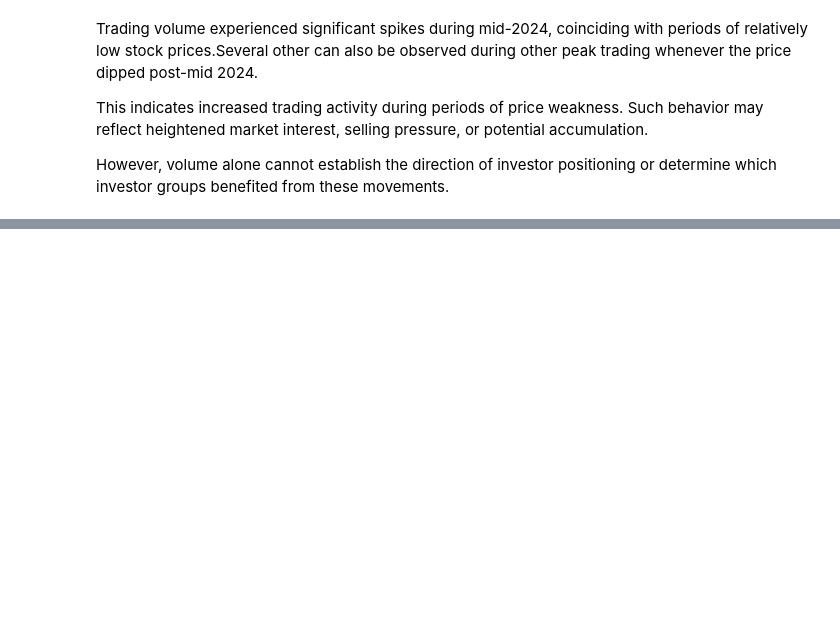
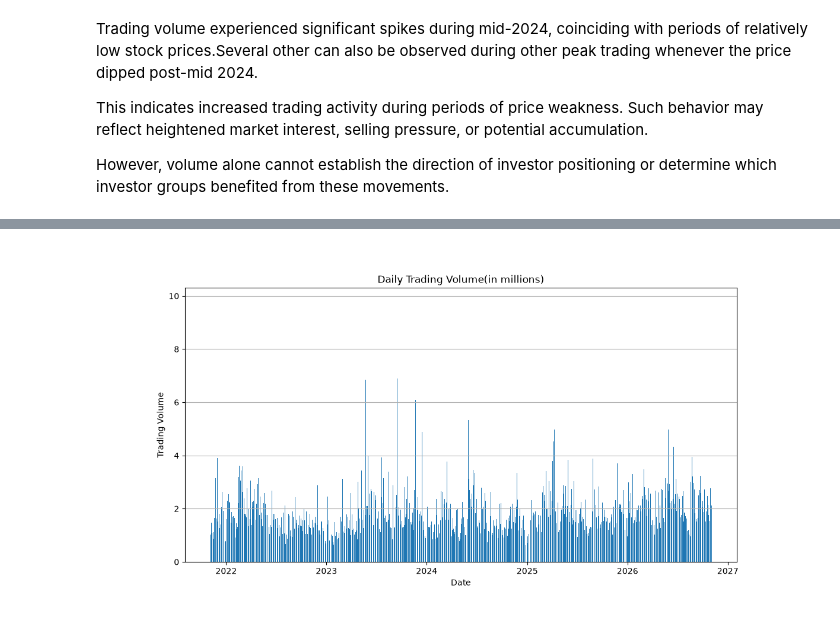
Before and after one commit to aamir-abbas224/Quant-Stock-Analysis, a Jupyter notebook: notebooks/exploratory_data_analysis.ipynb, the cells around one changed output, grey strips where cells are left out. Saved outputs shown, nothing was run; the diff lists cells and outputs as text; code cells hidden in the pictures; blank space fills up the shorter version.

```diff
--- a/notebooks/exploratory_data_analysis.ipynb
+++ b/notebooks/exploratory_data_analysis.ipynb
@@ -396,0 +533,13 @@ However, volume alone cannot establish the direction of investor positioning or
+# %%
+plt.figure(figsize=(12, 6))
+
+plt.bar(df['Date'], scaled_volume,width=1)
+
+plt.xlabel('Date')
+plt.ylabel('Trading Volume')
+plt.title('Daily Trading Volume(in millions)')
+#plt.savefig(r'C:\Users\Aamir Bin Abbas\Desktop\Research & Thesis\Quantitative Stock Market Analysis\outputs\visualization\daily_volume_trading')
+plt.grid(axis='y')
+plt.show()
+# %% [output]
+[figure, added]
```
Also changed, not shown: parts of 24 cells of this notebook, 8 other files.
